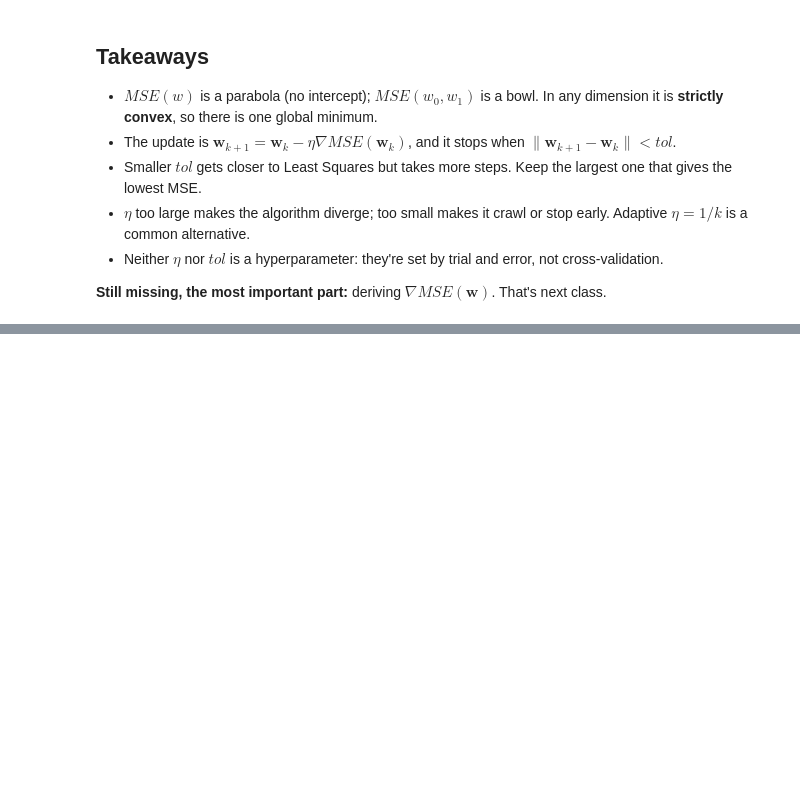
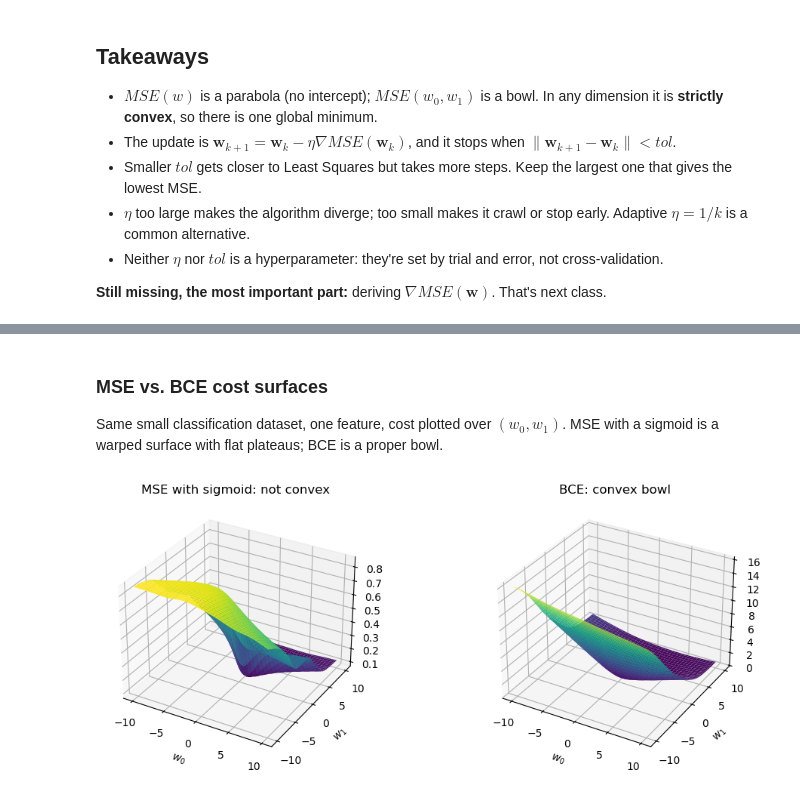
Before and after one commit to AdiRosenstock/STAT-362-Advanced-Machine-Learning, a Jupyter notebook: Notebook.ipynb, the cells around one changed output, grey strips where cells are left out. Cells and saved outputs as stored; diff of their text form; code cells hidden in the pictures; blank space fills up the shorter version.

```diff
--- a/Notebook.ipynb
+++ b/Notebook.ipynb
@@ -340,0 +503,26 @@ Both adaptive schedules go wrong in different ways:
+# %% [markdown]
+### MSE vs. BCE cost surfaces
+
+Same small classification dataset, one feature, cost plotted over $(w_0, w_1)$. MSE with a sigmoid is a
+warped surface with flat plateaus; BCE is a proper bowl.
+# %%
+# 1-D classification data: class 1 is more likely for larger x
+M_cls = 100
+x_cls = rng.normal(0, 2, M_cls)
+y_cls = (rng.uniform(size=M_cls) < sigmoid(1 + 1.5 * x_cls)).astype(float)
+
+W0, W1 = np.meshgrid(np.linspace(-10, 10, 80), np.linspace(-10, 10, 80))
+S = sigmoid(W0[..., None] + W1[..., None] * x_cls)          # model outputs on the grid
+S = np.clip(S, 1e-12, 1 - 1e-12)                            # avoid log(0)
+mse_cls = np.mean((y_cls - S) ** 2, axis=-1)
+bce_cls = -np.mean(y_cls * np.log(S) + (1 - y_cls) * np.log(1 - S), axis=-1)
+
+fig = plt.figure(figsize=(11, 4))
+for k, (Z, title) in enumerate([(mse_cls, r"MSE with sigmoid: not convex"),
+                                (bce_cls, r"BCE: convex bowl")], start=1):
+    ax = fig.add_subplot(1, 2, k, projection="3d")
+    ax.plot_surface(W0, W1, Z, cmap="viridis")
+    ax.set_title(title); ax.set_xlabel(r"$w_0$"); ax.set_ylabel(r"$w_1$")
+plt.tight_layout(); plt.show()
+# %% [output]
+[figure, added]
```
Also changed, not shown: parts of 12 cells of this notebook, 2 other files.
